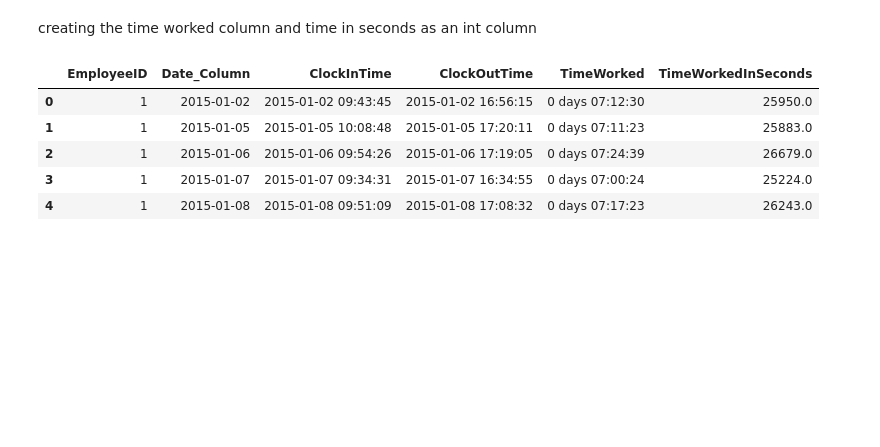
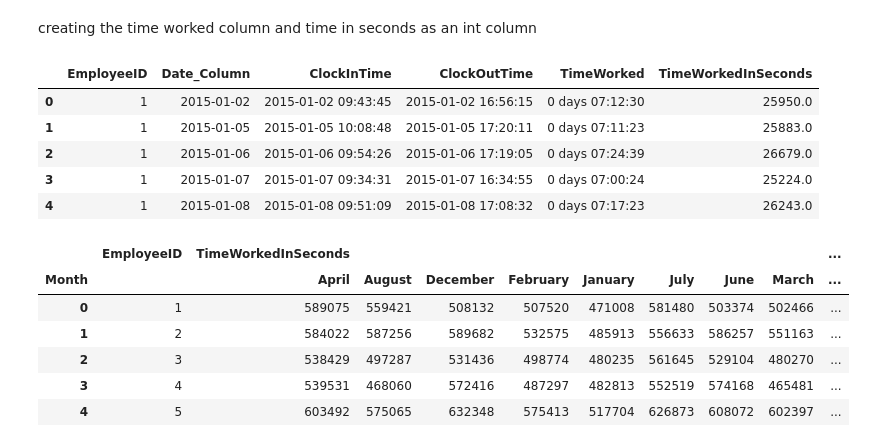
Before and after one commit to jguptil1/Portfolio-Projects, a Jupyter notebook: HR Case Study/HRProjectCaseStudy.ipynb, the cells around one changed output. Saved outputs shown, nothing was run; the diff lists cells and outputs as text; code cells hidden in the pictures; blank space fills up the shorter version.

```diff
--- a/HR Case Study/HRProjectCaseStudy.ipynb
+++ b/HR Case Study/HRProjectCaseStudy.ipynb
@@ -244,3 +244,28 @@ employee_times.head()
 | 2 | 1 | 2015-01-06 | 2015-01-06 09:54:26 | 2015-01-06 17:19:05 | 0 days 07:24:39 | 26679.0 |
 | 3 | 1 | 2015-01-07 | 2015-01-07 09:34:31 | 2015-01-07 16:34:55 | 0 days 07:00:24 | 25224.0 |
 | 4 | 1 | 2015-01-08 | 2015-01-08 09:51:09 | 2015-01-08 17:08:32 | 0 days 07:17:23 | 26243.0 |
+# %%
+# Need to create a column for each month to see the collective amount of hours that were worked
+
+#First I need a month column and a year just in case
+employee_times['Month'] = employee_times['ClockInTime'].dt.strftime('%B')
+employee_times['Year'] = employee_times['ClockInTime'].dt.year
+
+# need a df that has employeeID, januaryhoursworked, februaryhoursworked..., totalhoursworked, totaldaysworkedinyear,
+worked_hours = employee_times.groupby(['EmployeeID', 'Month', 'Year'])['TimeWorkedInSeconds'].sum().reset_index()
+worked_hours = worked_hours.pivot_table(index=['EmployeeID'], columns=['Month'], values=['TimeWorkedInSeconds'], aggfunc='sum', fill_value=0)
+worked_hours = worked_hours.copy().reset_index()
+worked_hours['FullYearSecondsWorked'] = worked_hours.sum(axis=1)
+
+#merge the pivot table to general2 on employeeid
+general2 = general2.merge(worked_hours, how='left', on='EmployeeID')
+# %%
+worked_hours.head()
+# %% [output]
+|  | EmployeeID | TimeWorkedInSeconds |  |  |  |  |  |  |  | ... |
+| Month |  | April | August | December | February | January | July | June | March | ... |
+| 0 | 1 | 589075 | 559421 | 508132 | 507520 | 471008 | 581480 | 503374 | 502466 | ... |
+| 1 | 2 | 584022 | 587256 | 589682 | 532575 | 485913 | 556633 | 586257 | 551163 | ... |
+| 2 | 3 | 538429 | 497287 | 531436 | 498774 | 480235 | 561645 | 529104 | 480270 | ... |
+| 3 | 4 | 539531 | 468060 | 572416 | 487297 | 482813 | 552519 | 574168 | 465481 | ... |
+| 4 | 5 | 603492 | 575065 | 632348 | 575413 | 517704 | 626873 | 608072 | 602397 | ... |
```
Also changed, not shown: parts of 9 cells of this notebook.
